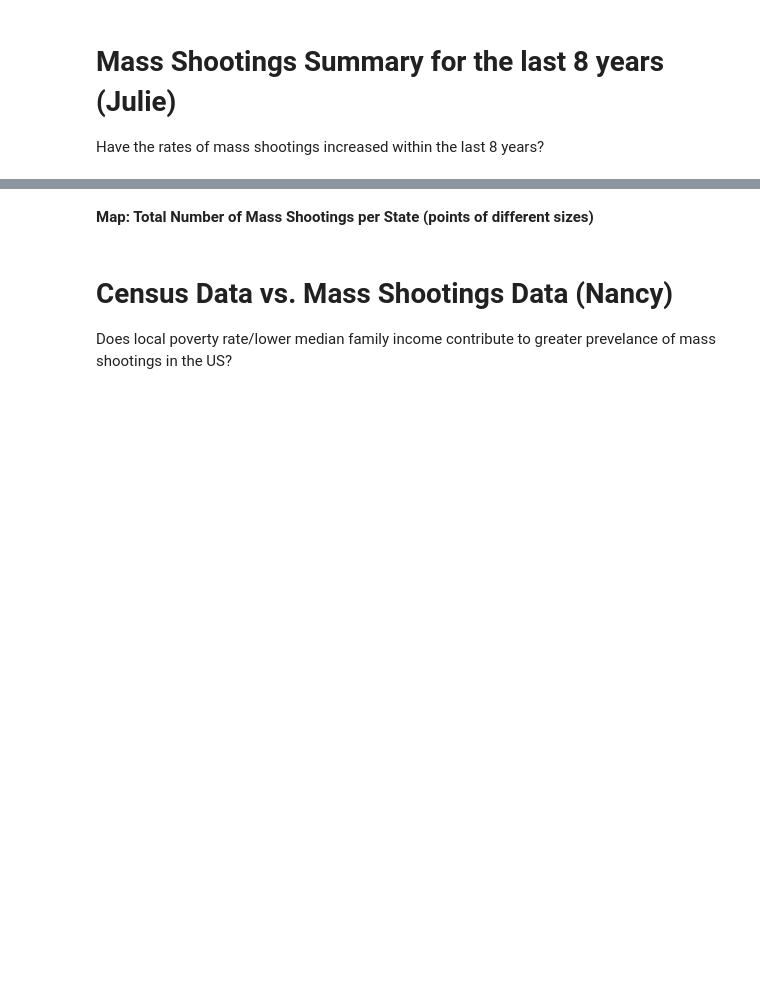
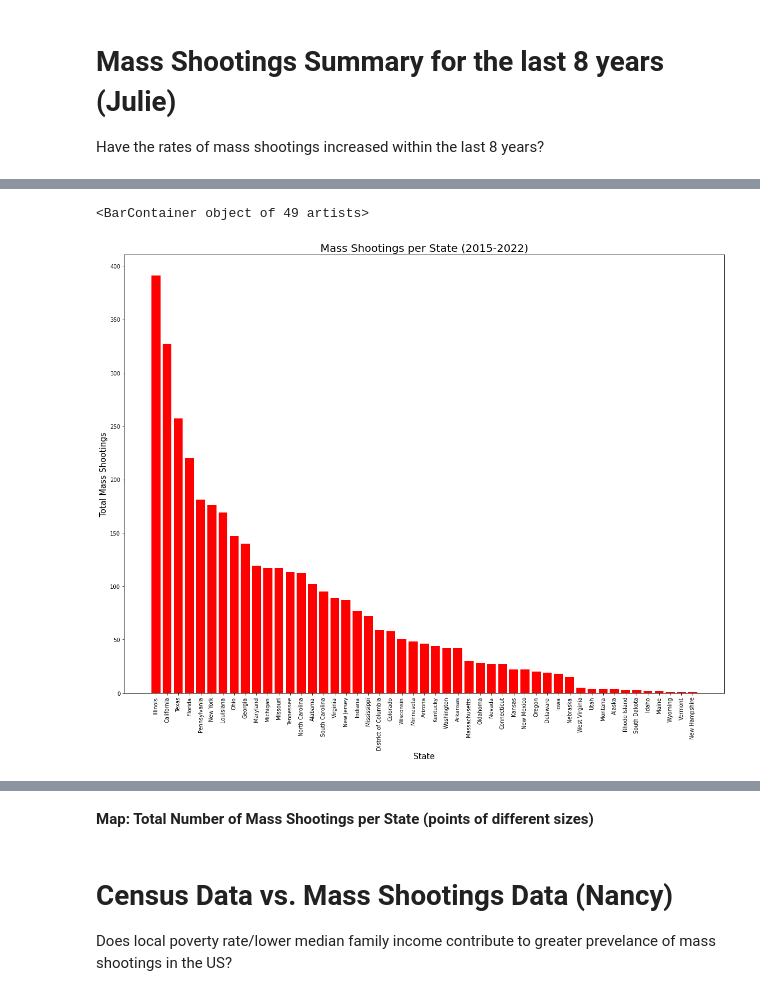
Before and after one commit to leah-apking/project1-mass-shootings, a Jupyter notebook: Project 1_instructions .ipynb, the cells around one changed output, grey strips where cells are left out. Drawn from its saved outputs; the diff is of its cells as text; code cells hidden in the pictures; blank space fills up the shorter version.

```diff
--- a/Project 1_instructions .ipynb
+++ b/Project 1_instructions .ipynb
@@ -40,0 +1,18 @@ Media coverage??
+# %%
+# Dependencies and Setup
+import matplotlib.pyplot as plt
+import pandas as pd
+import numpy as np
+import requests
+import time
+from scipy.stats import linregress
+import datetime
+
+from citipy import citipy
+
+# from api_keys import ______
+
+# # Read the mass shootings file and store into Pandas DataFrames
+mass_shoot_df = pd.read_csv("Resources/mass_shootings_complete.csv")
+mass_shoot_df = mass_shoot_df.dropna()
+mass_shoot_df
@@ -46,0 +37,4 @@ Have the rates of mass shootings increased within the last 8 years?
+# %%
+# Count total incidents per State
+state_count = mass_shoot_df["State"].value_counts()
+state_count
@@ -47,2 +80,20 @@ Have the rates of mass shootings increased within the last 8 years?
+# %%
+# Create a bar chart with mass shootings per state
+fig, ax = plt.subplots(figsize=(20,15))
+
+x_axis = state_count.index.values
+y_axis = state_count.values
+per_state_chart = ax.bar(x_axis, y_axis, color='red', align="center", width = 0.8)
+plt.xlabel("State", fontsize = 15)
+plt.ylabel("Total Mass Shootings", fontsize = 15)
+plt.title("Mass Shootings per State (2015-2022)", fontsize = 20)
+plt.xticks(rotation="vertical")
+
+plt.savefig("output_data/Fig1.png")
+
+per_state_chart
+# %% [output]
+<BarContainer object of 49 artists>
+[figure, added]
 # %%
 # Create a clean DataFrame by dropping the duplicates.
```
Also changed, not shown: parts of 16 cells of this notebook, 1 other file.
